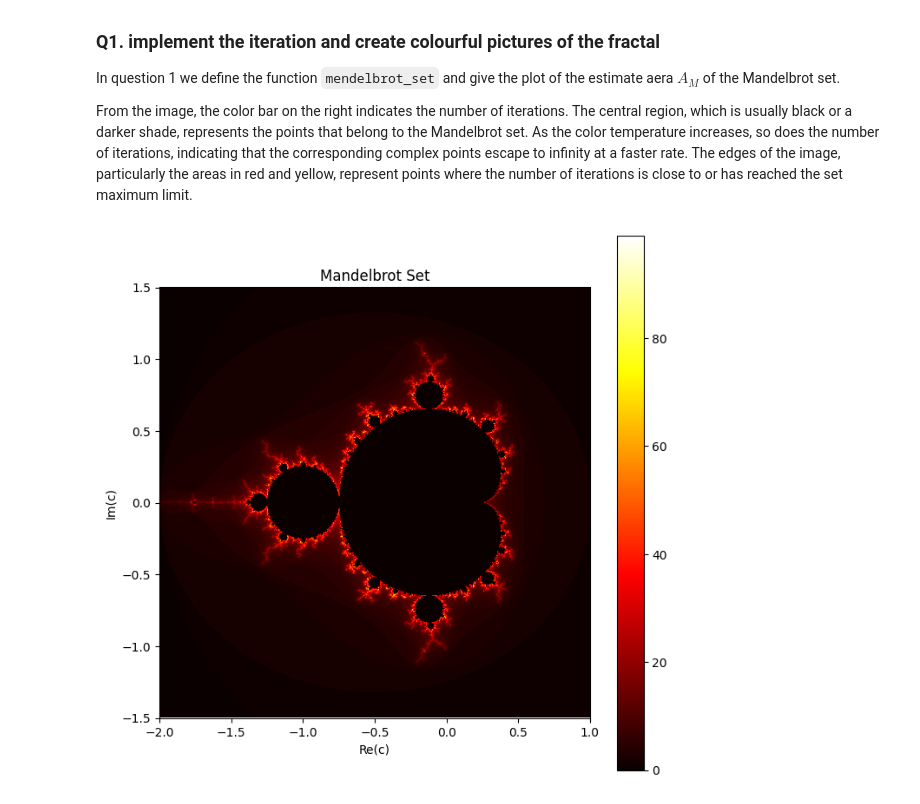
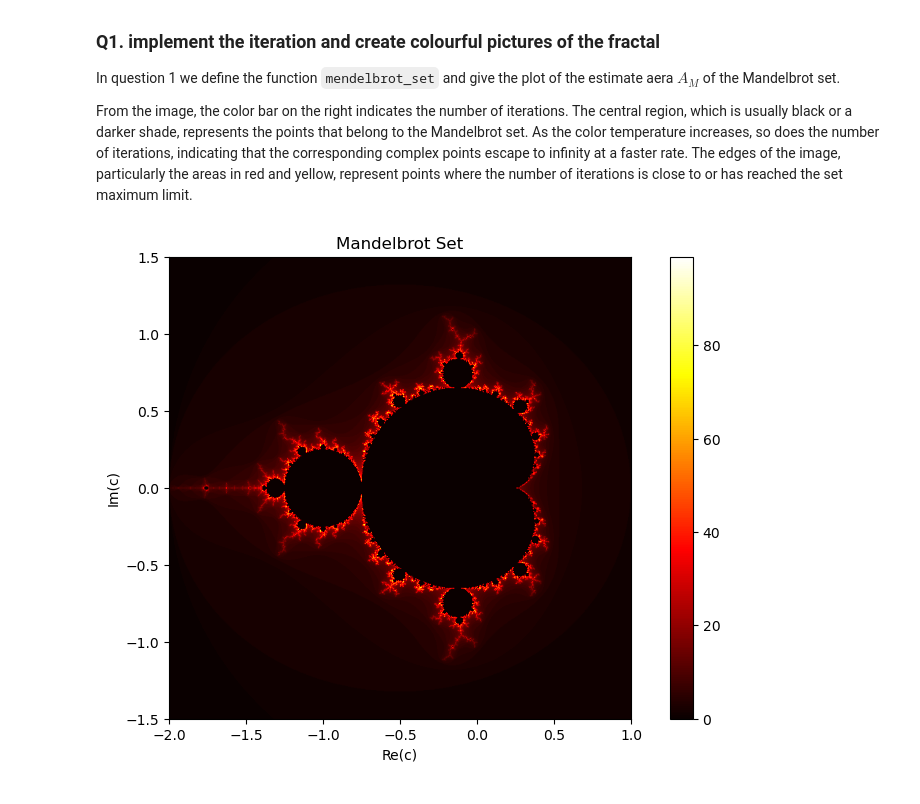
Before and after one commit to jazminli/SS-assignment1, a Jupyter notebook: q1.ipynb, the cells around one changed output. Saved outputs shown, nothing was run; the diff lists cells and outputs as text; code cells hidden in the pictures.

```diff
--- a/q1.ipynb
+++ b/q1.ipynb
@@ -8,10 +11,8 @@ From the image, the color bar on the right indicates the number of iterations. T
 # %%
-import numpy as np
-import matplotlib.pyplot as plt
+# Q1. Plot the Mendelbrot set
 
 # Set the image width and height
 width, height = 800, 800
-
 
 # Define the function to generate the Mandelbrot set image
 def mandelbrot_set(width, height, x_min, x_max, y_min, y_max, max_iter):
@@ -19,32 +20,33 @@ def mandelbrot_set(width, height, x_min, x_max, y_min, y_max, max_iter):
     image = np.zeros((height, width))
     # Generate a grid of complex numbers (the Mandelbrot set is defined in the complex plane)
     real_values = np.linspace(x_min, x_max, width)
     imaginary_values = np.linspace(y_min, y_max, height)
     # For every point in the grid, perform the Mandelbrot iteration
     for x in range(width):
         for y in range(height):
             c = complex(real_values[x], imaginary_values[y])
             z = 0
             for i in range(max_iter):
                 z = z*z + c
                 if (z.real*z.real + z.imag*z.imag) >= 4:
                     image[y, x] = i
                     break
     return image
 
 # Generate the Mandelbrot set image with 100 iterations
 x_min, x_max = -2.0, 1.0
 y_min, y_max = -1.5, 1.5
 max_iter = 100
 
 image = mandelbrot_set(width, height, x_min, x_max, y_min, y_max, max_iter)
 
-plt.figure(figsize=(8, 8))
+# Plot the generated image
+plt.figure(figsize=(10, 6))
 plt.imshow(image, cmap='hot', extent=[x_min, x_max, y_min, y_max])
 plt.colorbar()
 plt.title('Mandelbrot Set')
 plt.xlabel('Re(c)')
 plt.ylabel('Im(c)')
 plt.show()
 # %% [output]
-[figure, old version]
+[figure, new version]
```
Also changed, not shown: parts of 15 cells of this notebook.
